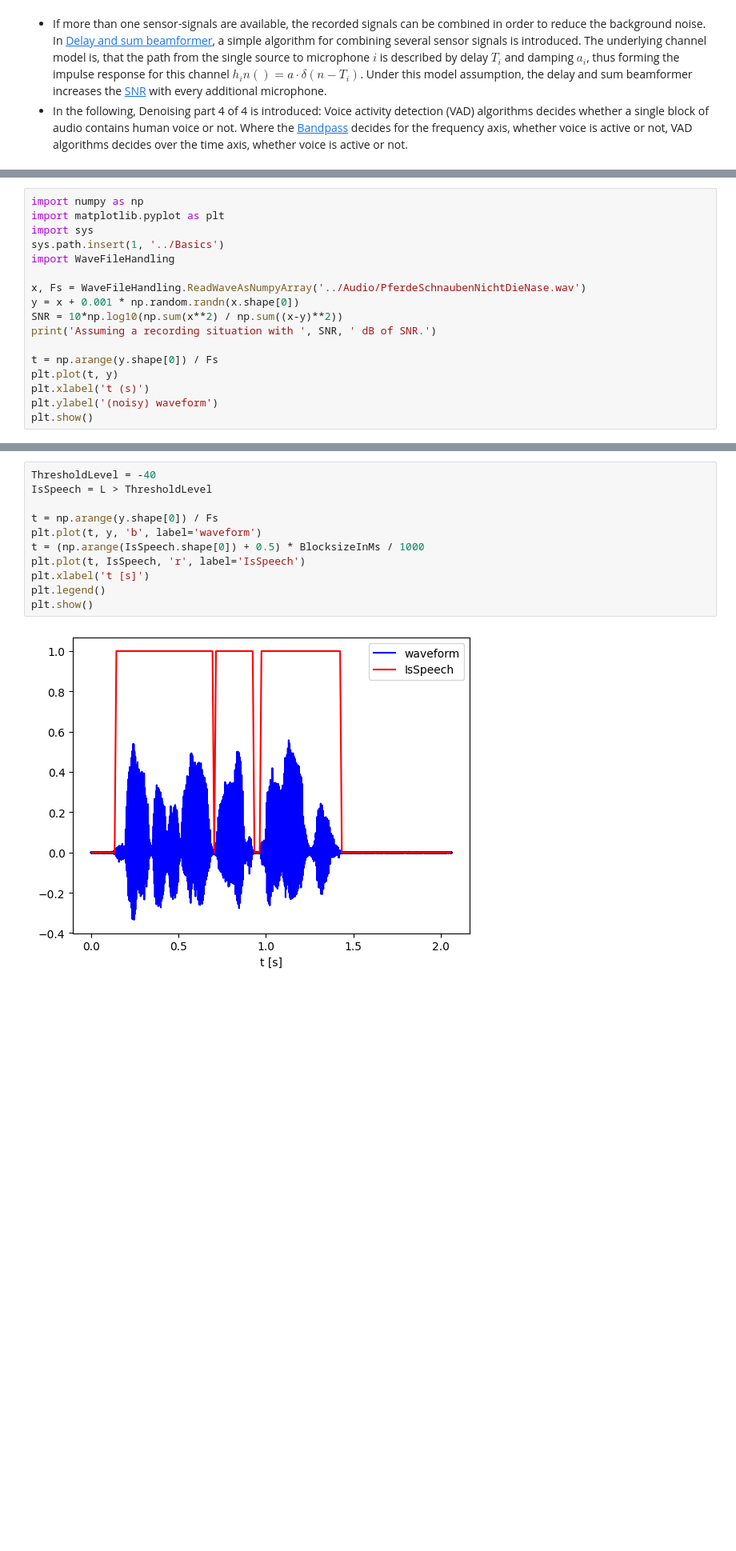
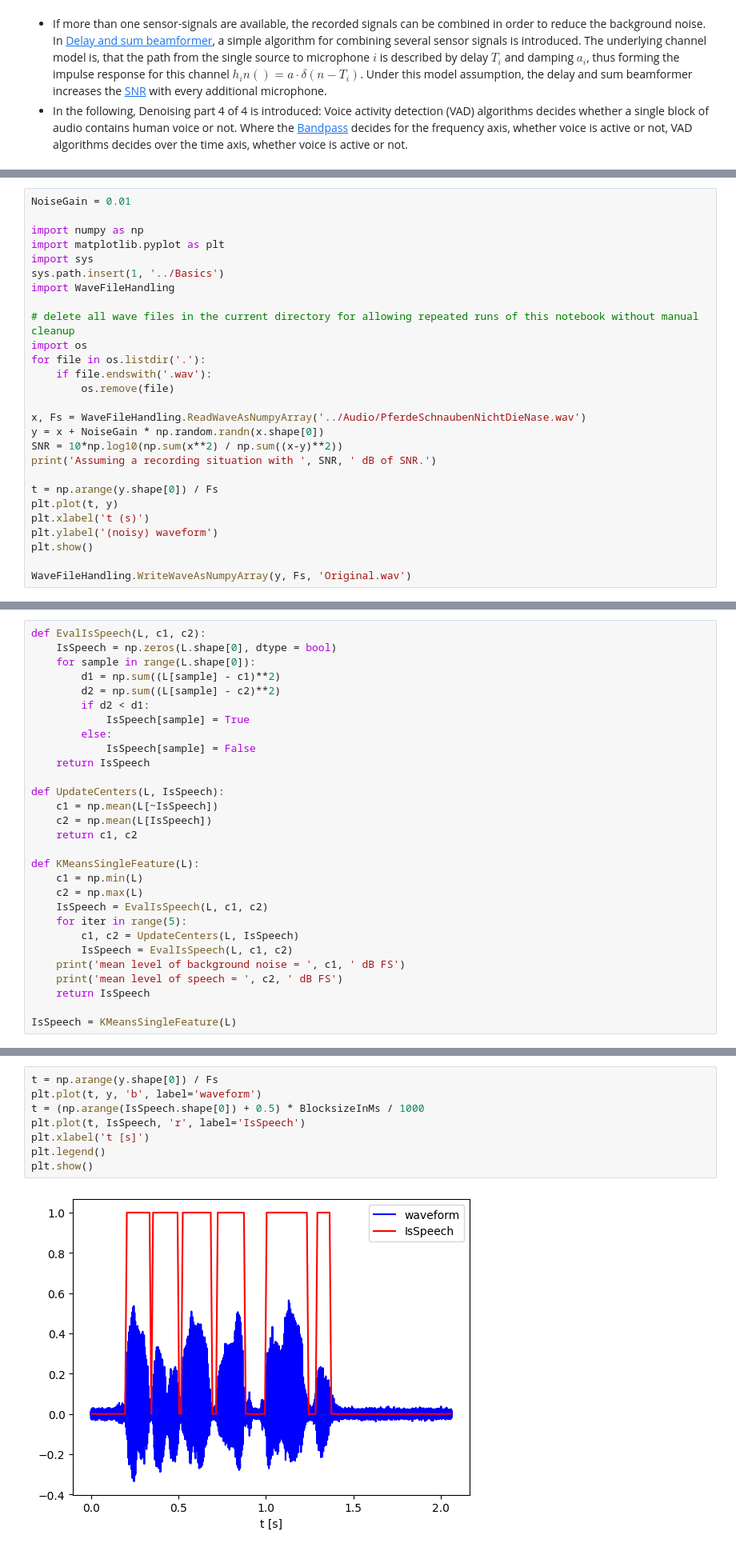
Before and after one commit to spiertz/VoiceControl, a Jupyter notebook: Week09_Denoising_VAD/01_VoiceActivityDetection.ipynb, the cells around one changed output, grey strips where cells are left out. Shown at 80% size. Cells and saved outputs as stored; diff of their text form; blank space fills up the shorter version.

```diff
--- a/Week09_Denoising_VAD/01_VoiceActivityDetection.ipynb
+++ b/Week09_Denoising_VAD/01_VoiceActivityDetection.ipynb
@@ -20,12 +25,20 @@ The behaviour of VAD is shown for the following recording:
 # %%
+NoiseGain = 0.01
+
 import numpy as np
 import matplotlib.pyplot as plt
 import sys
 sys.path.insert(1, '../Basics')
 import WaveFileHandling
 
+# delete all wave files in the current directory for allowing repeated runs of this notebook without manual cleanup
+import os
+for file in os.listdir('.'):
+    if file.endswith('.wav'):
+        os.remove(file)
+
 x, Fs = WaveFileHandling.ReadWaveAsNumpyArray('../Audio/PferdeSchnaubenNichtDieNase.wav')
-y = x + 0.001 * np.random.randn(x.shape[0])
+y = x + NoiseGain * np.random.randn(x.shape[0])
 SNR = 10*np.log10(np.sum(x**2) / np.sum((x-y)**2))
 print('Assuming a recording situation with ', SNR, ' dB of SNR.')
 
@@ -34,4 +47,6 @@ plt.plot(t, y)
 plt.xlabel('t (s)')
 plt.ylabel('(noisy) waveform')
 plt.show()
+
+WaveFileHandling.WriteWaveAsNumpyArray(y, Fs, 'Original.wav')
 # %% [output]
@@ -88,0 +116,29 @@ Based on the histogram shown above, a threshold of $-40$ dB FS is reasonable in
+# %%
+def EvalIsSpeech(L, c1, c2):
+    IsSpeech = np.zeros(L.shape[0], dtype = bool)
+    for sample in range(L.shape[0]):
+        d1 = np.sum((L[sample] - c1)**2)
+        d2 = np.sum((L[sample] - c2)**2)
+        if d2 < d1:
+            IsSpeech[sample] = True
+        else:
+            IsSpeech[sample] = False
+    return IsSpeech
+
+def UpdateCenters(L, IsSpeech):
+    c1 = np.mean(L[~IsSpeech])
+    c2 = np.mean(L[IsSpeech])
+    return c1, c2
+
+def KMeansSingleFeature(L):
+    c1 = np.min(L)
+    c2 = np.max(L)
+    IsSpeech = EvalIsSpeech(L, c1, c2)
+    for iter in range(5):
+        c1, c2 = UpdateCenters(L, IsSpeech)
+        IsSpeech = EvalIsSpeech(L, c1, c2)
+    print('mean level of background noise = ', c1, ' dB FS')
+    print('mean level of speech = ', c2, ' dB FS')
+    return IsSpeech
+
+IsSpeech = KMeansSingleFeature(L)
@@ -89,15 +150,12 @@ Based on the histogram shown above, a threshold of $-40$ dB FS is reasonable in
 # %%
-ThresholdLevel = -40
-IsSpeech = L > ThresholdLevel
-
 t = np.arange(y.shape[0]) / Fs
 plt.plot(t, y, 'b', label='waveform')
 t = (np.arange(IsSpeech.shape[0]) + 0.5) * BlocksizeInMs / 1000
 plt.plot(t, IsSpeech, 'r', label='IsSpeech')
 plt.xlabel('t [s]')
 plt.legend()
 plt.show()
 # %% [output]
-[figure, old version]
+[figure, new version]
 # %% [markdown]
 ## Blockwise analysis
```
Also changed, not shown: parts of 16 cells of this notebook, 1 other file.
